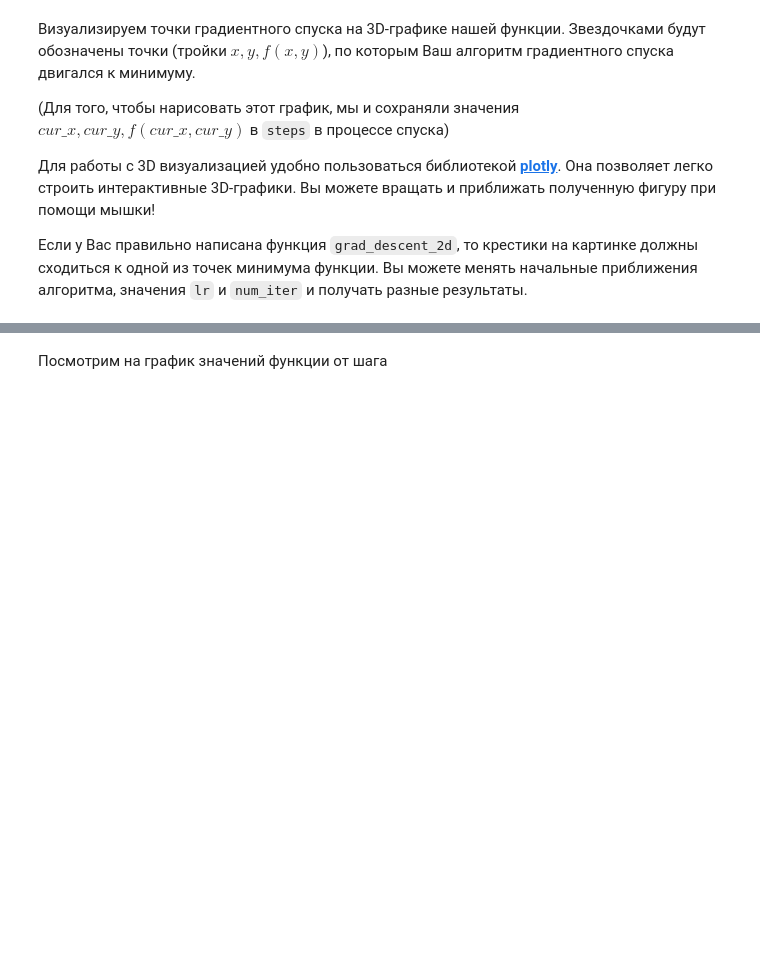
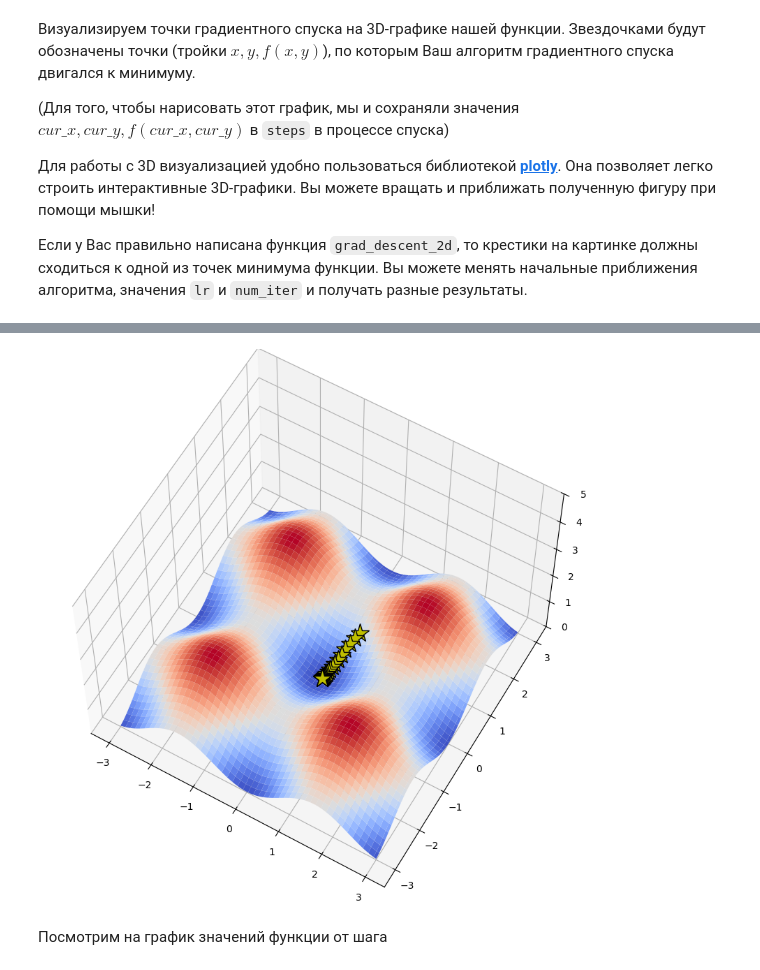
Before and after one commit to lichkovahadaniil/GROK_ML, a Jupyter notebook: DLS/hw_2_linear_models.ipynb, the cells around one changed output, grey strips where cells are left out. Cells and saved outputs as stored; diff of their text form; code cells hidden in the pictures; blank space fills up the shorter version.

```diff
--- a/DLS/hw_2_linear_models.ipynb
+++ b/DLS/hw_2_linear_models.ipynb
@@ -77,8 +79,7 @@ def grad_f(r):
     :param r: np.array[2]: float вектор длины 2
     :return: np.array[2]: float вектор длины 2
     """
-    2 * np.sin(r[0]) * np.cos(r[0]) + 2 * np.sin(r[1]) * np.cos(r[1])
-    return # YOUR CODE
+    return np.array([2 * np.sin(r[0]) * np.cos(r[0]), 2 * np.sin(r[1]) * np.cos(r[1])])
 # %%
 # Проверим, что градиент принимает вектор из двух чисел и выдает на этой точке верное значение
 assert np.allclose(grad_f(np.array([1, 2])),
@@ -108,7 +109,7 @@ def grad_descent_2d(f, grad_f, lr, num_iter=100, r0=None):
         history.append(entry)
 
         # curr_r - текущие значения аргумента в процессе градиентного спуска
-        curr_r -= # YOUR CODE. Не забудьте про lr!
+        curr_r -= lr * grad_f(curr_r)
 
     return np.vstack(history)
 # %% [markdown]
@@ -170,32 +180,34 @@ fig.show();
 # %%
 # %matplotlib osx
 
 from mpl_toolkits.mplot3d import Axes3D
 import matplotlib.pyplot as plt
 from matplotlib import cm
 import numpy as np
 
 path = []
 
 X, Y = np.meshgrid(np.linspace(-3, 3, 100), np.linspace(-3, 3, 100))
 
 fig = plt.figure(figsize=(16, 10))
-ax = fig.gca(projection='3d')
+ax = fig.add_subplot(projection='3d')
 
 zs = np.array([f(np.array([x,y]))
               for x, y in zip(np.ravel(X), np.ravel(Y))])
 Z = zs.reshape(X.shape)
 
 
 ax.plot_surface(X, Y, Z, cmap=cm.coolwarm, zorder=2)
 
 ax.plot(xs=steps[:, 0], ys=steps[:, 1], zs=steps[:, 2],
         marker='*', markersize=20, zorder=3,
         markerfacecolor='y', lw=3, c='black')
 
 ax.set_zlim(0, 5)
 ax.view_init(elev=60)
 plt.show()
+# %% [output]
+[figure, added]
 # %% [markdown]
 Посмотрим на график значений функции от шага
 # %%
```
Also changed, not shown: parts of 12 cells of this notebook.
